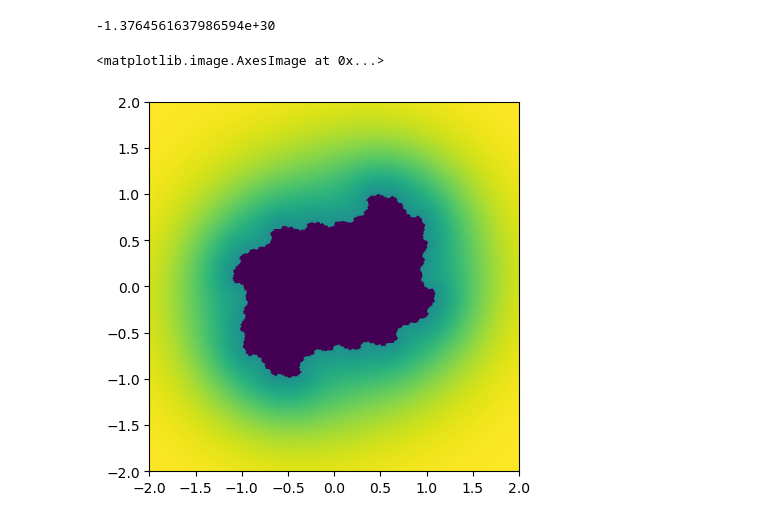
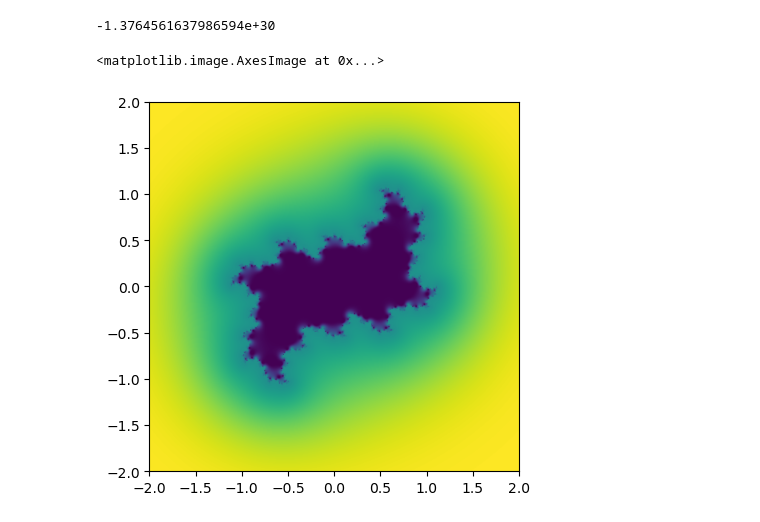
Before and after one commit to owenduke/fractal-printer, a Jupyter notebook: notebooks/jit_pipeline.ipynb, the cells around one changed output. Saved outputs shown, nothing was run; the diff lists cells and outputs as text; code cells hidden in the pictures.

```diff
--- a/notebooks/jit_pipeline.ipynb
+++ b/notebooks/jit_pipeline.ipynb
@@ -84,36 +84,36 @@ def julia_sdf(q, c=[0,0,0,0], n=2, iterations = 50, bailout_level = 10000**2, of
         q = qpower(q,n) + c
         qp2 = n*n*q2*qp2
         q2 = qmag2(q)
 
         if q2 > bailout_level:
             break
 
     dist = np.sqrt(q2/qp2)*0.5*np.log(q2) - offset
     return dist
 
 # Try calling it for one point
 print(julia_sdf(
     q = np.array([0.5,0,0,0]),
     c = np.array([0.1,0,0,0])
 ))
 
 N = 500
 x_points = y_points = np.linspace(-2,2,N)
 d = np.zeros((N,N))
 
-for i, x in numba.penumerate(x_points):
+for i, x in enumerate(x_points):
     for j, y in enumerate(y_points):
         d[i,j] = julia_sdf(
             q = np.array([x,y,0,0]),
-            c = np.array([0.2,0.3,0,0]),
+            c = np.array([0.2,0.5,0,0]),
             offset = 0
         )
 
 plt.imshow(np.tanh(d), extent=(-2,2,-2,2))
 # %% [output]
 -1.3764561637986594e+30
 <matplotlib.image.AxesImage at 0x...>
-[figure, old version]
+[figure, new version]
 # %%
 # Step 3: use sdf machinery to define initial mesh
 from skimage.measure import marching_cubes
```
Also changed, not shown: 3 other files.
